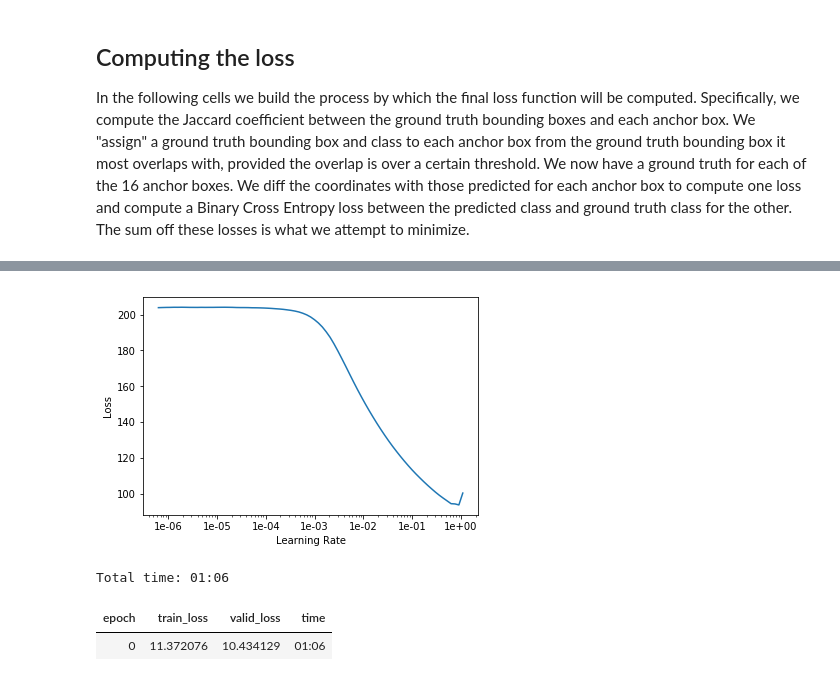
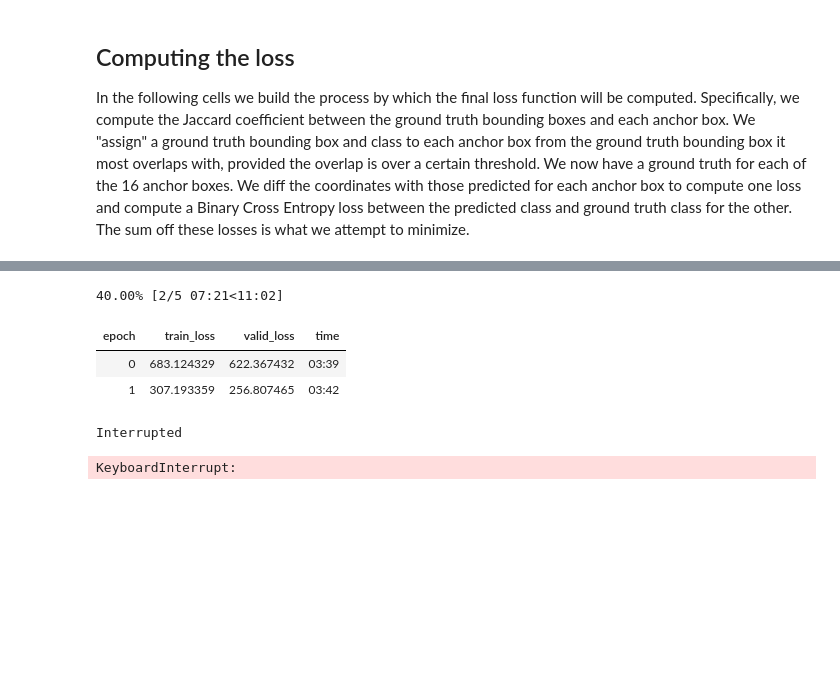
Before and after one commit to akshairajendran/kaggle, a Jupyter notebook: imagenet_localization/main.ipynb, the cells around one changed output, grey strips where cells are left out. Drawn from its saved outputs; the diff is of its cells as text; code cells hidden in the pictures; blank space fills up the shorter version.

```diff
--- a/imagenet_localization/main.ipynb
+++ b/imagenet_localization/main.ipynb
@@ -291,7 +318,7 @@ def get_cmap(N):
     color_norm  = mcolors.Normalize(vmin=0, vmax=N-1)
     return cmx.ScalarMappable(norm=color_norm, cmap='Set3').to_rgba
 
-def show_ground_truth(ax, im, bbox, clas=None, prs=None, thresh=0.3):
+def show_ground_truth(ax, im, bbox, clas=None, prs=None, thresh=0.3, ignore_bg=False):
     """Given ax, image, list of bboxes, list of classes, list of probabilities and threshold
        Displays image with ground truth broxes
     """
@@ -300,10 +327,12 @@ def show_ground_truth(ax, im, bbox, clas=None, prs=None, thresh=0.3):
     if clas is None: clas = [None]*len(bb)
     ax = show_img(im, ax=ax)
     for i,(b,c,pr) in enumerate(zip(bb, clas, prs)):
+        if c == 0 and ignore_bg:
+            continue
         if((b[2]>0) and (pr is None or pr > thresh)):
             draw_rect(ax, b, color=colr_list[i%num_colr])
             txt = f'{i}: '
-            if c is not None: txt += str('bg' if c==data.c else data.classes[c])
+            if c is not None: txt += str('bg' if c==0 else data.classes[c])
             if pr is not None: txt += f' {pr:.2f}'
             draw_text(ax, b[:2], txt, color=colr_list[i%num_colr])
 
@@ -311,18 +340,18 @@ num_colr = 12
 cmap = get_cmap(num_colr)
 colr_list = [cmap(float(x)) for x in range(num_colr)]
 
-def torch_gt(ax, ima, bbox, clas, prs=None, thresh=0.3):
+def torch_gt(ax, ima, bbox, clas, prs=None, thresh=0.3, ignore_bg=False):
     """Show ground truth given image and torch bbox
     """
-    bbox = (bbox + 1) / 2
     return show_ground_truth(ax, ima, to_np((bbox*224).long()),
-         to_np(clas), to_np(prs) if prs is not None else None, thresh)
+         to_np(clas), to_np(prs) if prs is not None else None, thresh, ignore_bg=ignore_bg)
 
 def get_y(bbox:torch.tensor, clas:torch.tensor):
     """Returns tensor with 0 rows removed
     """
     if len(bbox.shape) == 1:
         bbox.unsqueeze_(0)
+    bbox = (bbox + 1.) / 2.
     idx_keep = ((bbox[:,2]-bbox[:,0])>0).nonzero()[:,0]
     return bbox[idx_keep], clas[idx_keep]
 
@@ -334,7 +363,7 @@ def hw2corners(ctr, hw):
 def actn_to_bb(actn, anchors):
     """Mapping activation to anchor boxes
     """
-    actn_bbs = torch.tanh(actn) #hyperbolic tangent of activation
+    actn_bbs = torch.tanh(actn) #map activations to [-1,1]
     actn_centers = ((actn_bbs[:, :2]/2).float() * grid_sizes.cuda().float()) + anchors[:,:2].cuda().float() #center relative to anchor box
     actn_hw = ((actn_bbs[:, 2:]/2).float() + 1) * anchors[:,2:].cuda().float() #get height and width relative to anchor box
     return hw2corners(actn_centers, actn_hw)
@@ -385,7 +414,7 @@ class BCE_Loss(nn.Module):
         self.num_classes = num_classes
 
     def forward(self, pred, targ):
-        t = one_hot_embedding(targ, self.num_classes + 1)
+        t = one_hot_embedding(targ, self.num_classes)
         t = t[:,:-1].contiguous()
         x = pred[:, :-1].cpu()
         w = self.get_weight(x, t)
@@ -551,5 +580,5 @@ In the following cells we build the process by which the final loss function wil
 # %%
 #overlapping ABs and ground truth BBs
 #overlap is [num BBs] x 16
-overlaps = jaccard(((bbox + 1)/2).data, anchor_cnr.data)
+overlaps = jaccard(bbox.data, anchor_cnr.data)
 # %%
@@ -568,8 +596,8 @@ pos = gt_overlap > thresh
 pos_idx = torch.nonzero(pos)[:, 0]
 neg_idx = torch.nonzero(1 - pos)[:, 0]
 # %%
-gt_clas[1-pos] = data.c
-[data.classes[o] if o < data.c else 'bg' for o in gt_clas]
+gt_clas[1-pos] = 0
+[data.classes[o] if o > 0 else 'bg' for o in gt_clas]
 # %% [output]
 ['bg',
  'bg',
@@ -603,20 +631,24 @@ def ssd_1_loss(b_c, b_bb, bbox, clas, thresh=.4, verbose=False):
        and bbox and clas which are ground truth bounding box and classes for image
     """
     bbox, clas = get_y(bbox, clas) #reformat gt bbox and gt clas
+    if len(bbox) == 0: return 0, 0 #if there's no bbox, we can't use this in our loss
     a_ic = actn_to_bb(b_bb, anchors) #map activation b_bb to anchor points (defined above)
-    overlaps = jaccard(((bbox + 1)/2).data, anchor_cnr.data.cuda().float()) #get overlaps between gt bbox and anchor boxes
+    overlaps = jaccard(bbox.data, anchor_cnr.data.cuda().float()) #get overlaps between gt bbox and anchor boxes
     gt_overlap, gt_idx = map_to_ground_truth(overlaps, verbose)
     gt_clas = clas[gt_idx]
     pos = gt_overlap > thresh
     pos_idx = torch.nonzero(pos)[:, 0] #get indices of anchor boxes with sufficient overlap with GT
-    gt_clas[1-pos_idx] = data.c #assign background class
+    gt_clas[1-pos] = 0 #assign background class
     gt_bbox = bbox[gt_idx]
     loc_loss = ((a_ic[pos_idx] - gt_bbox[pos_idx]).abs()).mean() #get average absolute loss between coordinates
     clas_loss = loss_f(b_c, gt_clas) #get cross entropy loss on predicted classes
     return loc_loss, clas_loss
 
 def ssd_loss(pred, targ0, targ1, verbose=False):
-    """To come
+    """For a batch of predictions and a batch of (targ0, targ1) where targ0 is ground truth bbox and
+       targ1 is ground truth classes compute the loss. We do this by iterating over the batch and computing
+       loss on each individual image and summing the results. I believe the losses must be placed on the CPU
+       due to the way fastai is handling the loss function
     """
     lcs,lls=0.,0.
     for b_c,b_bb,bbox,clas in zip(*pred, targ0, targ1):
@@ -638,10 +667,11 @@ LR Finder is complete, type {learner_name}.recorder.plot() to see the graph.
 # %%
-learn.recorder.plot()
+#learn.recorder.plot()
-# %% [output]
-[figure, removed]
 # %%
-learn.fit_one_cycle(1, max_lr=slice(1e-3, 1e-1))
+learn.fit_one_cycle(5, max_lr=1e-5)
 # %% [output]
-Total time: 01:06
+40.00% [2/5 07:21<11:02]
 | epoch | train_loss | valid_loss | time |
-| 0 | 11.372076 | 10.434129 | 01:06 |
+| 0 | 683.124329 | 622.367432 | 03:39 |
+| 1 | 307.193359 | 256.807465 | 03:42 |
+Interrupted
+KeyboardInterrupt:
```
Also changed, not shown: parts of 31 cells of this notebook.
